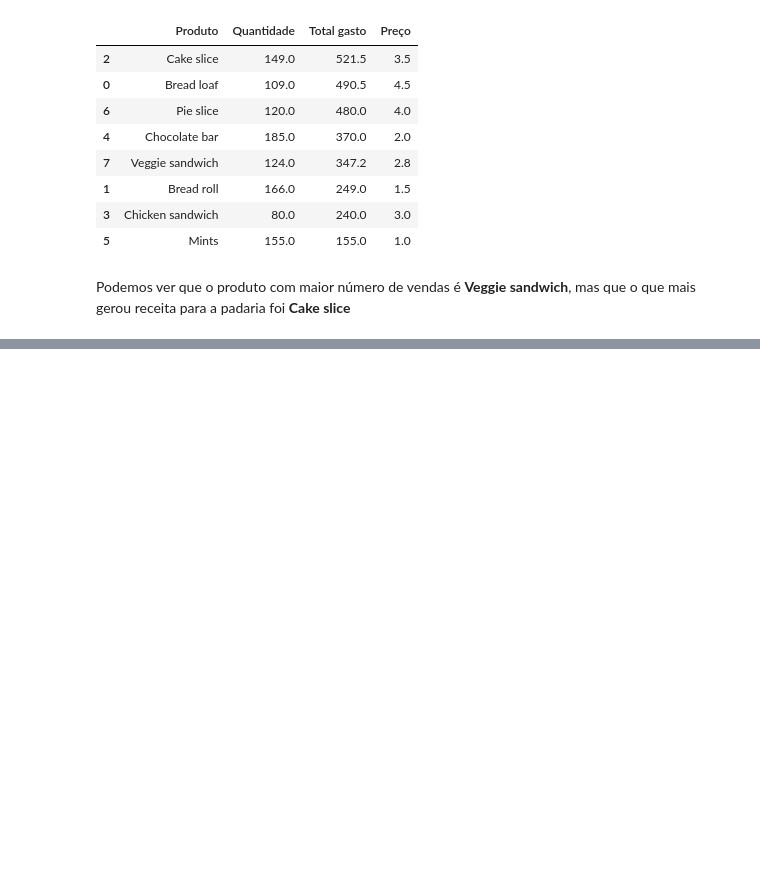
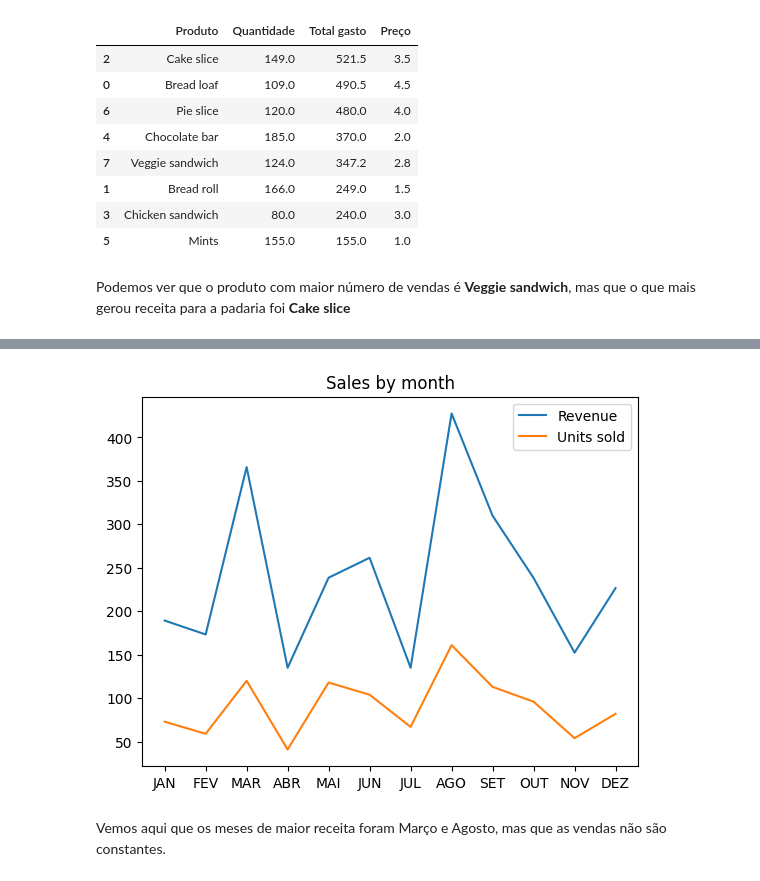
Before and after one commit to m-pillon/Teste_Analytics_MarianaPillon, a Jupyter notebook: notebooks/data_analysis.ipynb, the cells around one changed output, grey strips where cells are left out. Cells and saved outputs as stored; diff of their text form; code cells hidden in the pictures; blank space fills up the shorter version.

```diff
--- a/notebooks/data_analysis.ipynb
+++ b/notebooks/data_analysis.ipynb
@@ -62,0 +98,4 @@ Podemos ver que o produto com maior número de vendas é **Veggie sandwich**, ma
+# %%
+dates = df.groupby(pd.Grouper(key='Data', freq='ME')).sum().reset_index()
+dates.drop(columns=['ID', 'Produto', 'Categoria'], inplace=True)
+display(dates)
@@ -62,0 +116,19 @@ Podemos ver que o produto com maior número de vendas é **Veggie sandwich**, ma
+# %%
+reven = np.array(dates['Total gasto'])
+quant = np.array(dates['Quantidade'])
+labels = ['JAN', 'FEV', 'MAR', 'ABR', 'MAI', 'JUN',
+          'JUL', 'AGO', 'SET', 'OUT', 'NOV', 'DEZ']
+
+fig, ax = plt.subplots()
+ax.plot(labels, reven, label='Revenue')
+ax.plot(labels, quant, label='Units sold')
+
+plt.title("Sales by month")
+
+plt.savefig("../figures/monthly_sales.png")
+ax.legend()
+plt.show()
+# %% [output]
+[figure, added]
+# %% [markdown]
+Vemos aqui que os meses de maior receita foram Março e Agosto, mas que as vendas não são constantes.
```
Also changed, not shown: parts of 7 cells of this notebook, 9 other files.
